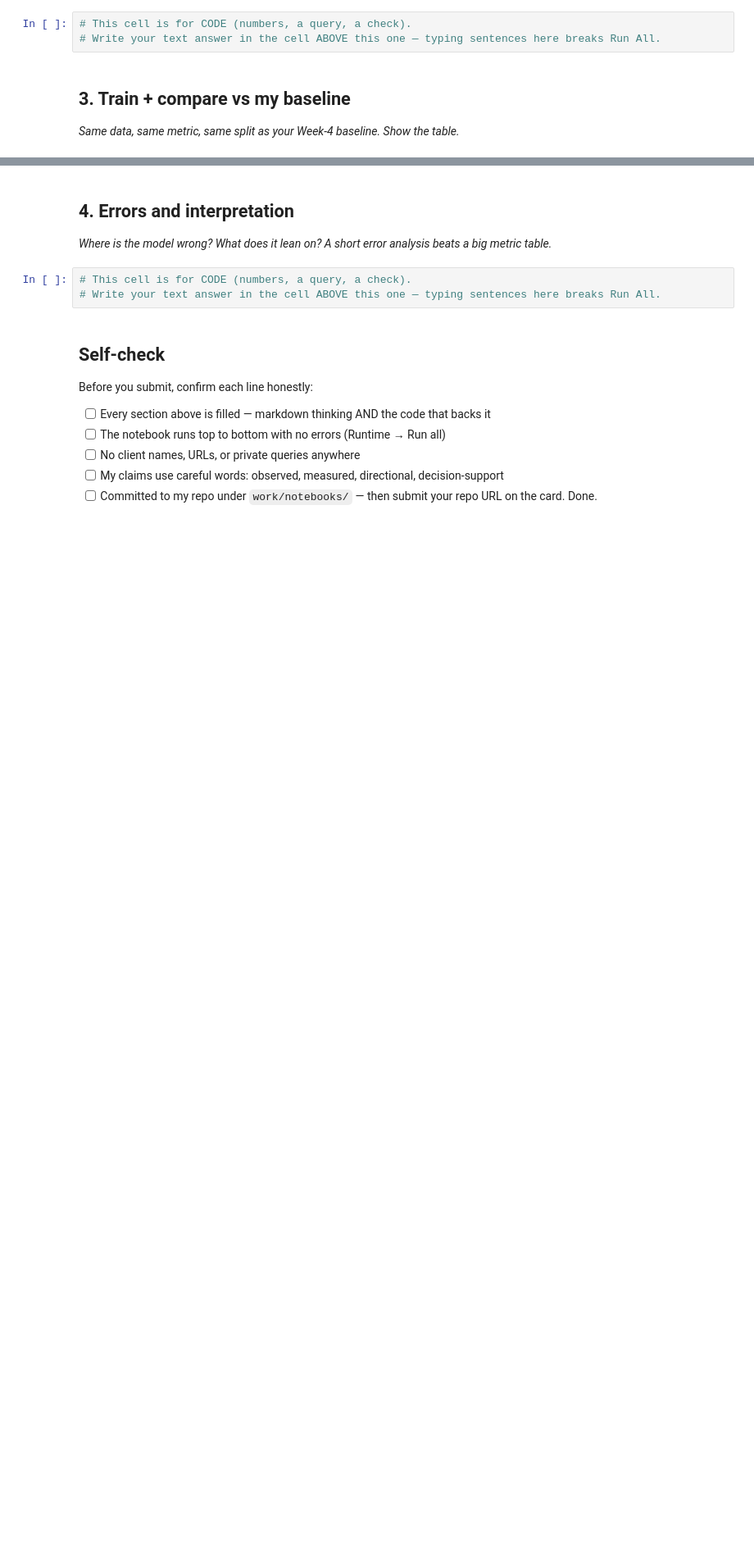
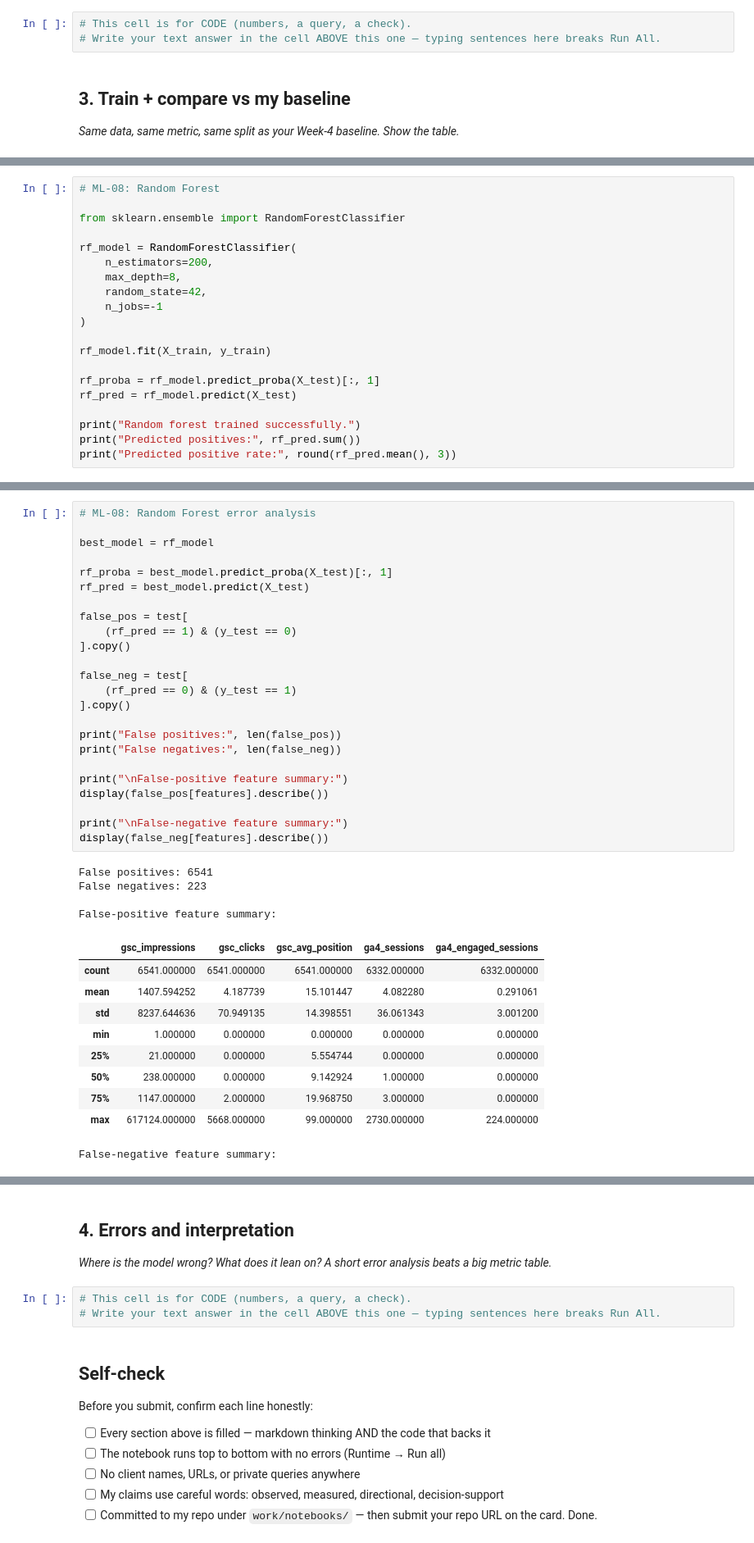
Before and after one commit to aleezafatima-21/Aleeza-flyrank-ml-internship, a Jupyter notebook: work/notebooks/w05_model.ipynb, the cells around one changed output, grey strips where cells are left out. Shown at 82% size. Drawn from its saved outputs; the diff is of its cells as text; blank space fills up the shorter version.

```diff
--- a/work/notebooks/w05_model.ipynb
+++ b/work/notebooks/w05_model.ipynb
@@ -29,0 +556,20 @@ This skeleton is yours to fill. Work the sections **in order** — each one has
+# %%
+# ML-08: Random Forest
+
+from sklearn.ensemble import RandomForestClassifier
+
+rf_model = RandomForestClassifier(
+    n_estimators=200,
+    max_depth=8,
+    random_state=42,
+    n_jobs=-1
+)
+
+rf_model.fit(X_train, y_train)
+
+rf_proba = rf_model.predict_proba(X_test)[:, 1]
+rf_pred = rf_model.predict(X_test)
+
+print("Random forest trained successfully.")
+print("Predicted positives:", rf_pred.sum())
+print("Predicted positive rate:", round(rf_pred.mean(), 3))
@@ -29,0 +678,39 @@ This skeleton is yours to fill. Work the sections **in order** — each one has
+# %%
+# ML-08: Random Forest error analysis
+
+best_model = rf_model
+
+rf_proba = best_model.predict_proba(X_test)[:, 1]
+rf_pred = best_model.predict(X_test)
+
+false_pos = test[
+    (rf_pred == 1) & (y_test == 0)
+].copy()
+
+false_neg = test[
+    (rf_pred == 0) & (y_test == 1)
+].copy()
+
+print("False positives:", len(false_pos))
+print("False negatives:", len(false_neg))
+
+print("\nFalse-positive feature summary:")
+display(false_pos[features].describe())
+
+print("\nFalse-negative feature summary:")
+display(false_neg[features].describe())
+# %% [output]
+False positives: 6541
+False negatives: 223
+
+False-positive feature summary:
+|  | gsc_impressions | gsc_clicks | gsc_avg_position | ga4_sessions | ga4_engaged_sessions |
+| count | 6541.000000 | 6541.000000 | 6541.000000 | 6332.000000 | 6332.000000 |
+| mean | 1407.594252 | 4.187739 | 15.101447 | 4.082280 | 0.291061 |
+| std | 8237.644636 | 70.949135 | 14.398551 | 36.061343 | 3.001200 |
+| min | 1.000000 | 0.000000 | 0.000000 | 0.000000 | 0.000000 |
+| 25% | 21.000000 | 0.000000 | 5.554744 | 0.000000 | 0.000000 |
+| 50% | 238.000000 | 0.000000 | 9.142924 | 1.000000 | 0.000000 |
+| 75% | 1147.000000 | 2.000000 | 19.968750 | 3.000000 | 0.000000 |
+| max | 617124.000000 | 5668.000000 | 99.000000 | 2730.000000 | 224.000000 |
+False-negative feature summary:
```
Also changed, not shown: parts of 19 cells of this notebook.
